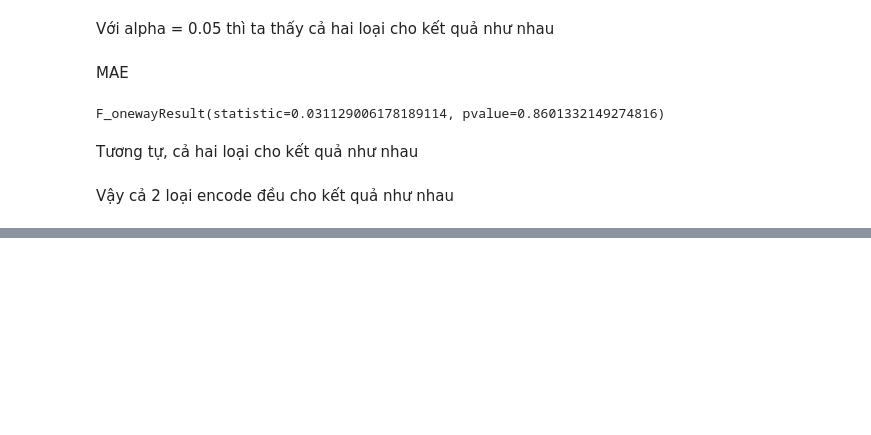
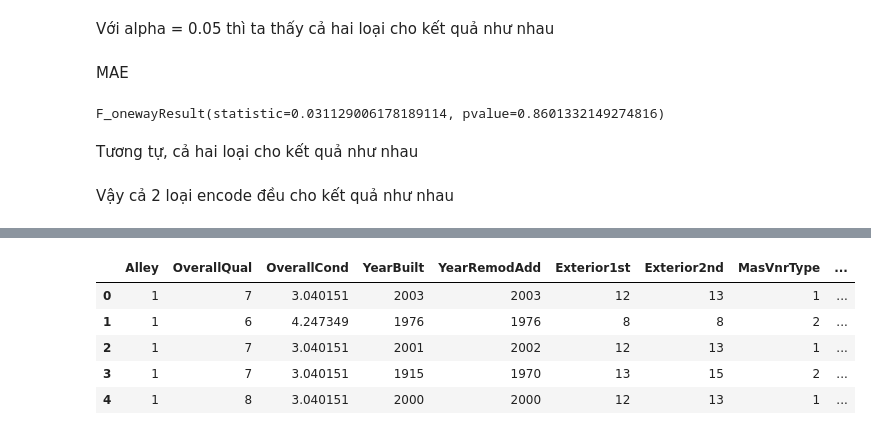
Before and after one commit to lamisgosu11/House-price-predictor, a Jupyter notebook: model-compare.ipynb, the cells around one changed output, grey strips where cells are left out. Saved outputs shown, nothing was run; the diff lists cells and outputs as text; code cells hidden in the pictures; blank space fills up the shorter version.

```diff
--- a/model-compare.ipynb
+++ b/model-compare.ipynb
@@ -1183,0 +1198,11 @@ Vậy cả 2 loại encode đều cho kết quả như nhau
+# %%
+train_label_enc_rmvd = pd.read_csv('train_label_encode.csv')
+train_label_enc_rmvd = train_label_enc_rmvd.drop(features_rmv_label_enc['x'].tolist(), axis=1)
+train_label_enc_rmvd.head()
+# %% [output]
+|  | Alley | OverallQual | OverallCond | YearBuilt | YearRemodAdd | Exterior1st | Exterior2nd | MasVnrType | ... |
+| 0 | 1 | 7 | 3.040151 | 2003 | 2003 | 12 | 13 | 1 | ... |
+| 1 | 1 | 6 | 4.247349 | 1976 | 1976 | 8 | 8 | 2 | ... |
+| 2 | 1 | 7 | 3.040151 | 2001 | 2002 | 12 | 13 | 1 | ... |
+| 3 | 1 | 7 | 3.040151 | 1915 | 1970 | 13 | 15 | 2 | ... |
+| 4 | 1 | 8 | 3.040151 | 2000 | 2000 | 12 | 13 | 1 | ... |
```
Also changed, not shown: parts of 12 cells of this notebook, 4 other files.
